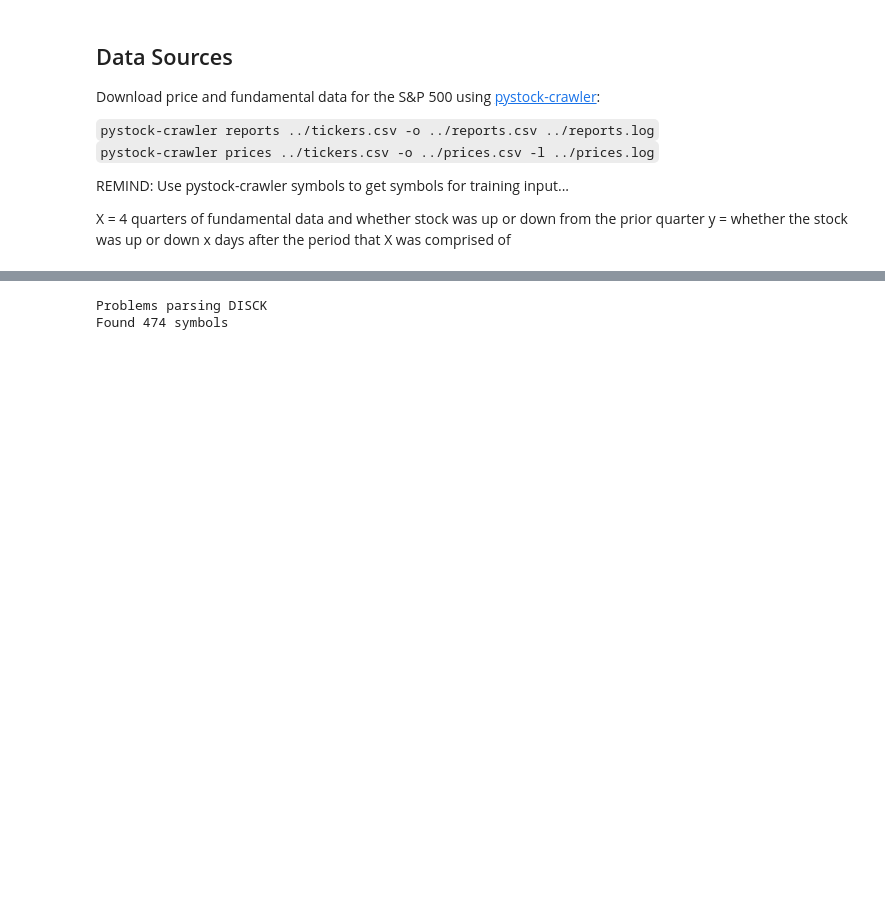
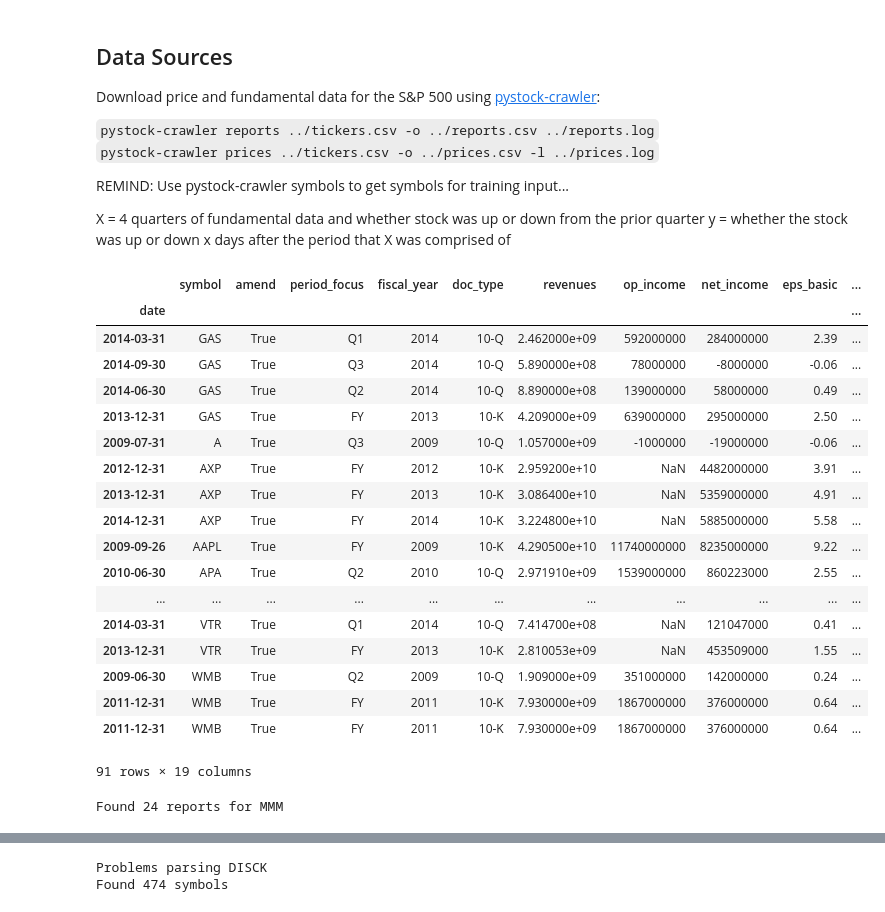
Before and after one commit to xbrlware/swan, a Jupyter notebook: nnvg.ipynb, the cells around one changed output, grey strips where cells are left out. Saved outputs shown, nothing was run; the diff lists cells and outputs as text; code cells hidden in the pictures; blank space fills up the shorter version.

```diff
--- a/nnvg.ipynb
+++ b/nnvg.ipynb
@@ -16,3 +16,33 @@ import pandas
 prices = pandas.read_csv('prices.csv', parse_dates=['date'], index_col=1)
 reports = pandas.read_csv('reports.csv', parse_dates=['date'], index_col=1)
 symbols = pandas.read_csv('symbols.csv')
+# %%
+reports[reports.amend == True]
+# %% [output]
+|  | symbol | amend | period_focus | fiscal_year | doc_type | revenues | op_income | net_income | eps_basic | ... |
+| date |  |  |  |  |  |  |  |  |  | ... |
+| 2014-03-31 | GAS | True | Q1 | 2014 | 10-Q | 2.462000e+09 | 592000000 | 284000000 | 2.39 | ... |
+| 2014-09-30 | GAS | True | Q3 | 2014 | 10-Q | 5.890000e+08 | 78000000 | -8000000 | -0.06 | ... |
+| 2014-06-30 | GAS | True | Q2 | 2014 | 10-Q | 8.890000e+08 | 139000000 | 58000000 | 0.49 | ... |
+| 2013-12-31 | GAS | True | FY | 2013 | 10-K | 4.209000e+09 | 639000000 | 295000000 | 2.50 | ... |
+| 2009-07-31 | A | True | Q3 | 2009 | 10-Q | 1.057000e+09 | -1000000 | -19000000 | -0.06 | ... |
+| 2012-12-31 | AXP | True | FY | 2012 | 10-K | 2.959200e+10 | NaN | 4482000000 | 3.91 | ... |
+| 2013-12-31 | AXP | True | FY | 2013 | 10-K | 3.086400e+10 | NaN | 5359000000 | 4.91 | ... |
+| 2014-12-31 | AXP | True | FY | 2014 | 10-K | 3.224800e+10 | NaN | 5885000000 | 5.58 | ... |
+| 2009-09-26 | AAPL | True | FY | 2009 | 10-K | 4.290500e+10 | 11740000000 | 8235000000 | 9.22 | ... |
+| 2010-06-30 | APA | True | Q2 | 2010 | 10-Q | 2.971910e+09 | 1539000000 | 860223000 | 2.55 | ... |
+| ... | ... | ... | ... | ... | ... | ... | ... | ... | ... | ... |
+| 2014-03-31 | VTR | True | Q1 | 2014 | 10-Q | 7.414700e+08 | NaN | 121047000 | 0.41 | ... |
+| 2013-12-31 | VTR | True | FY | 2013 | 10-K | 2.810053e+09 | NaN | 453509000 | 1.55 | ... |
+| 2009-06-30 | WMB | True | Q2 | 2009 | 10-Q | 1.909000e+09 | 351000000 | 142000000 | 0.24 | ... |
+| 2011-12-31 | WMB | True | FY | 2011 | 10-K | 7.930000e+09 | 1867000000 | 376000000 | 0.64 | ... |
+| 2011-12-31 | WMB | True | FY | 2011 | 10-K | 7.930000e+09 | 1867000000 | 376000000 | 0.64 | ... |
+91 rows × 19 columns
+# %%
+# Create a set of sequences of reports excluding amended
+s = 'MMM'
+r = reports[reports.symbol == s].sort(ascending=True)
+p = prices[prices.symbol == s].sort(ascending=True)
+print "Found", len(r), "reports for", s
+# %% [output]
+Found 24 reports for MMM
```
Also changed, not shown: parts of 7 cells of this notebook.
